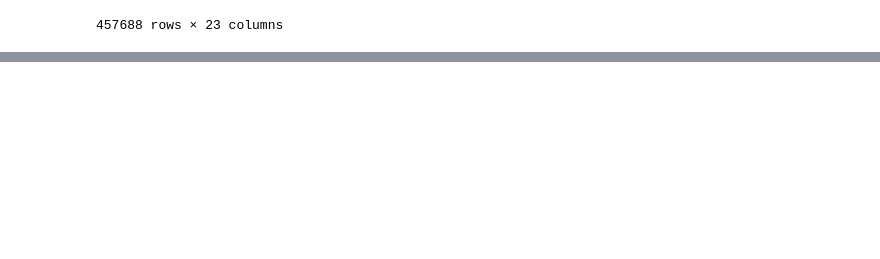
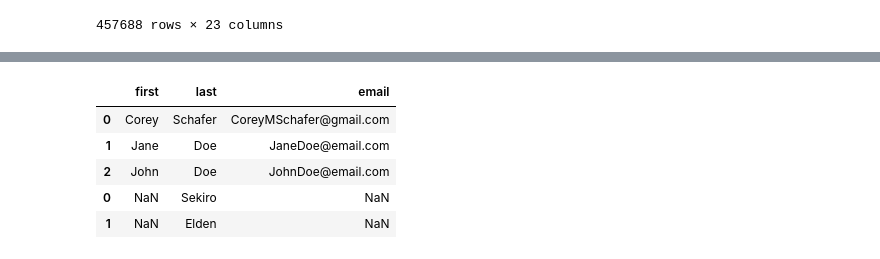
Before and after one commit to LandonZhang/modulesLearn, a Jupyter notebook: pandas/tutorial.ipynb, the cells around one changed output, grey strips where cells are left out. Saved outputs shown, nothing was run; the diff lists cells and outputs as text; code cells hidden in the pictures; blank space fills up the shorter version.

```diff
--- a/pandas/tutorial.ipynb
+++ b/pandas/tutorial.ipynb
@@ -208,0 +646,22 @@ dataset.select_dtypes("int")
+# %%
+import pandas as pd
+
+people = {
+    "first": ["Corey", "Jane", "John"],
+    "last": ["Schafer", "Doe", "Doe"],
+    "email": ["CoreyMSchafer@gmail.com", "JaneDoe@email.com", "JohnDoe@email.com"],
+}
+
+df1 = pd.DataFrame(people)
+
+# 更多用的是 concat
+df2 = pd.DataFrame({"last": ["Sekiro", "Elden"]})
+
+pd.concat([df, df2])
+# %% [output]
+|  | first | last | email |
+| 0 | Corey | Schafer | CoreyMSchafer@gmail.com |
+| 1 | Jane | Doe | JaneDoe@email.com |
+| 2 | John | Doe | JohnDoe@email.com |
+| 0 | NaN | Sekiro | NaN |
+| 1 | NaN | Elden | NaN |
```
Also changed, not shown: parts of 37 cells of this notebook, 6 other files.
